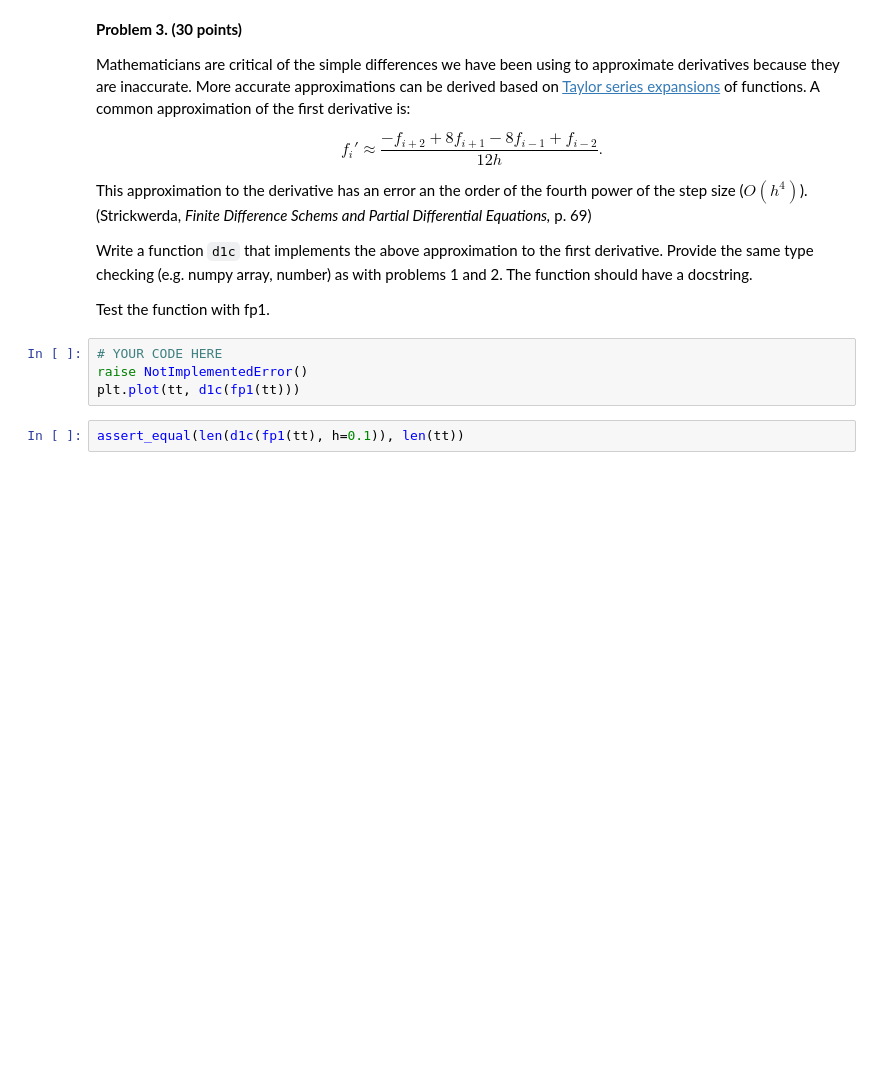
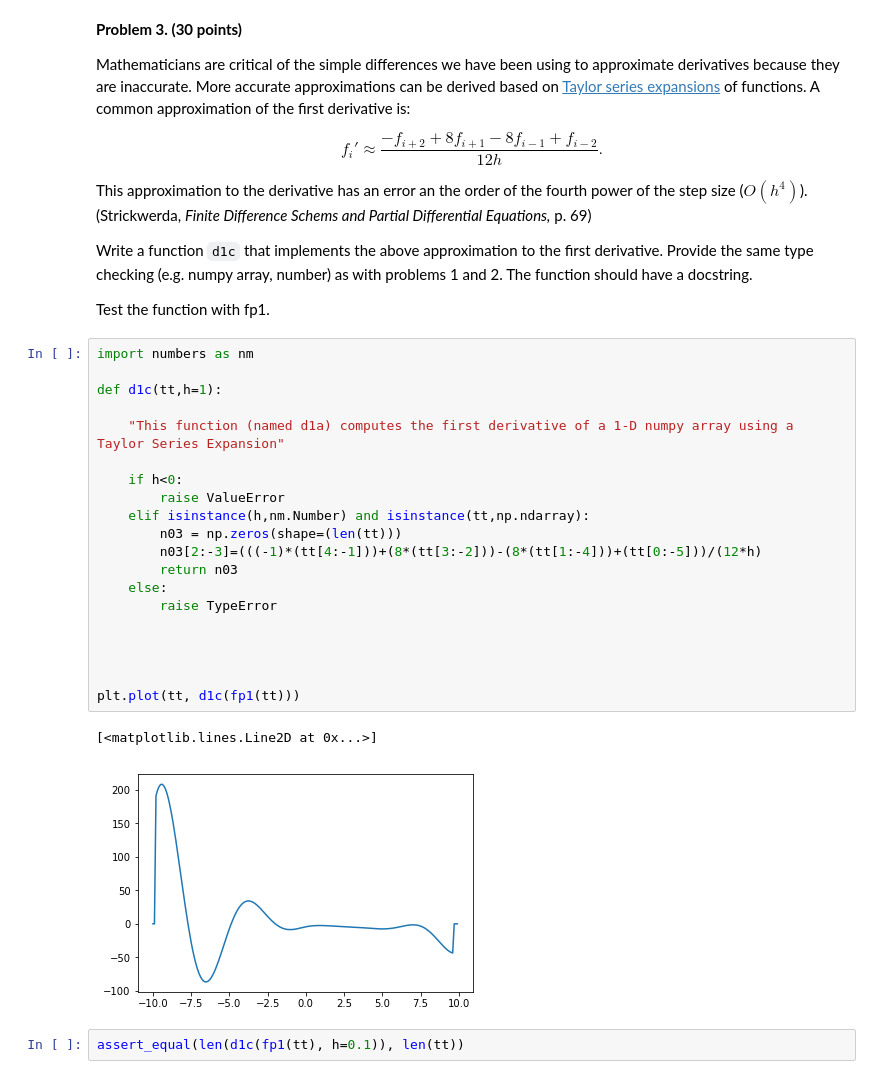
Before and after one commit to rcw712/rcw712, a Jupyter notebook: m9_calculus_review/m9_calculus.ipynb, the cells around one changed output. Saved outputs shown, nothing was run; the diff lists cells and outputs as text; blank space fills up the shorter version.

```diff
--- a/m9_calculus_review/m9_calculus.ipynb
+++ b/m9_calculus_review/m9_calculus.ipynb
@@ -92,10 +128,29 @@ This approximation to the derivative has an error an the order of the fourth pow
 Write a function ``d1c`` that implements the above approximation to the first derivative. Provide the same type checking (e.g. numpy array, number) as with problems 1 and 2. The function should have a docstring.
 
 Test the function with fp1.
-# %%
-# YOUR CODE HERE
-raise NotImplementedError()
-plt.plot(tt, d1c(fp1(tt)))
+# %%
+import numbers as nm
+
+def d1c(tt,h=1):
+
+    "This function (named d1a) computes the first derivative of a 1-D numpy array using a Taylor Series Expansion"
+
+    if h<0:
+        raise ValueError
+    elif isinstance(h,nm.Number) and isinstance(tt,np.ndarray):
+        n03 = np.zeros(shape=(len(tt)))
+        n03[2:-3]=(((-1)*(tt[4:-1]))+(8*(tt[3:-2]))-(8*(tt[1:-4]))+(tt[0:-5]))/(12*h)
+        return n03
+    else:
+        raise TypeError
+
+
+
+
+plt.plot(tt, d1c(fp1(tt)))
+# %% [output]
+[<matplotlib.lines.Line2D at 0x...>]
+[figure, added]
 # %%
 assert_equal(len(d1c(fp1(tt), h=0.1)), len(tt))
 # %%
```
Also changed, not shown: parts of 15 cells of this notebook.
